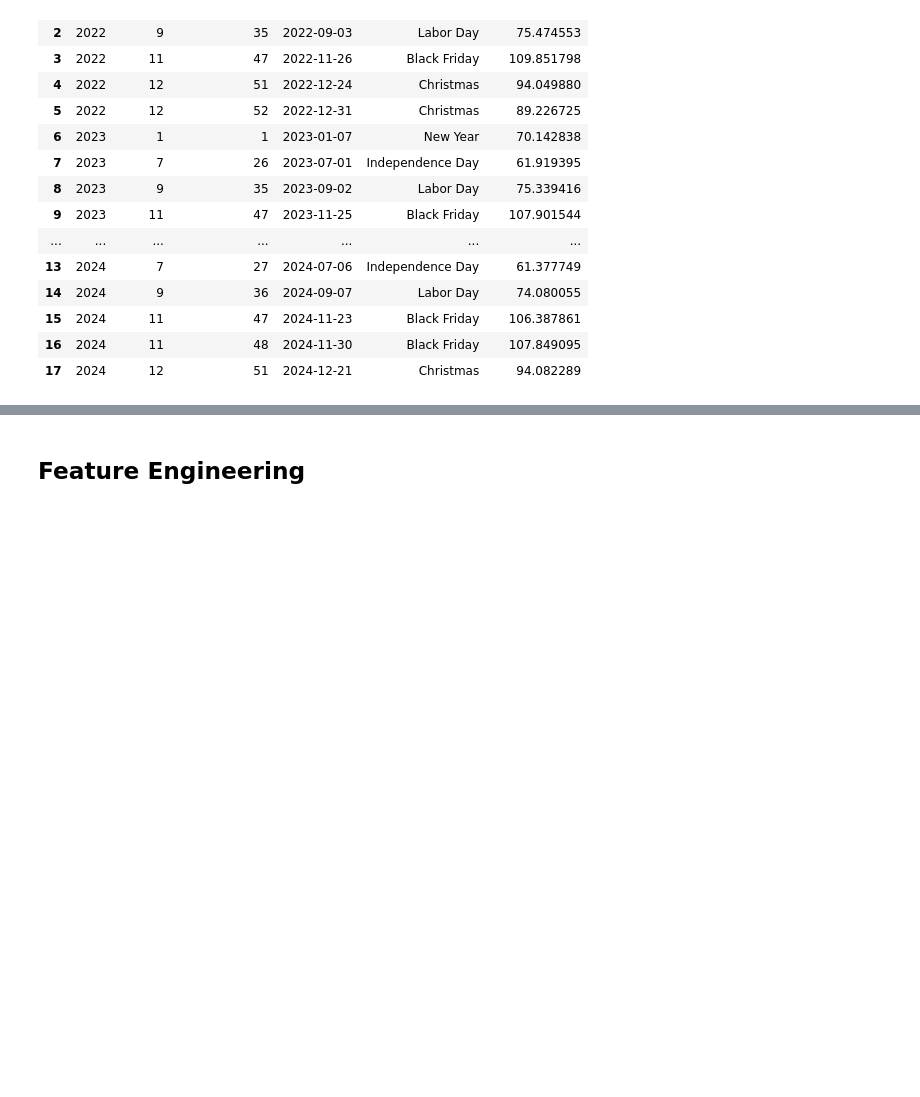
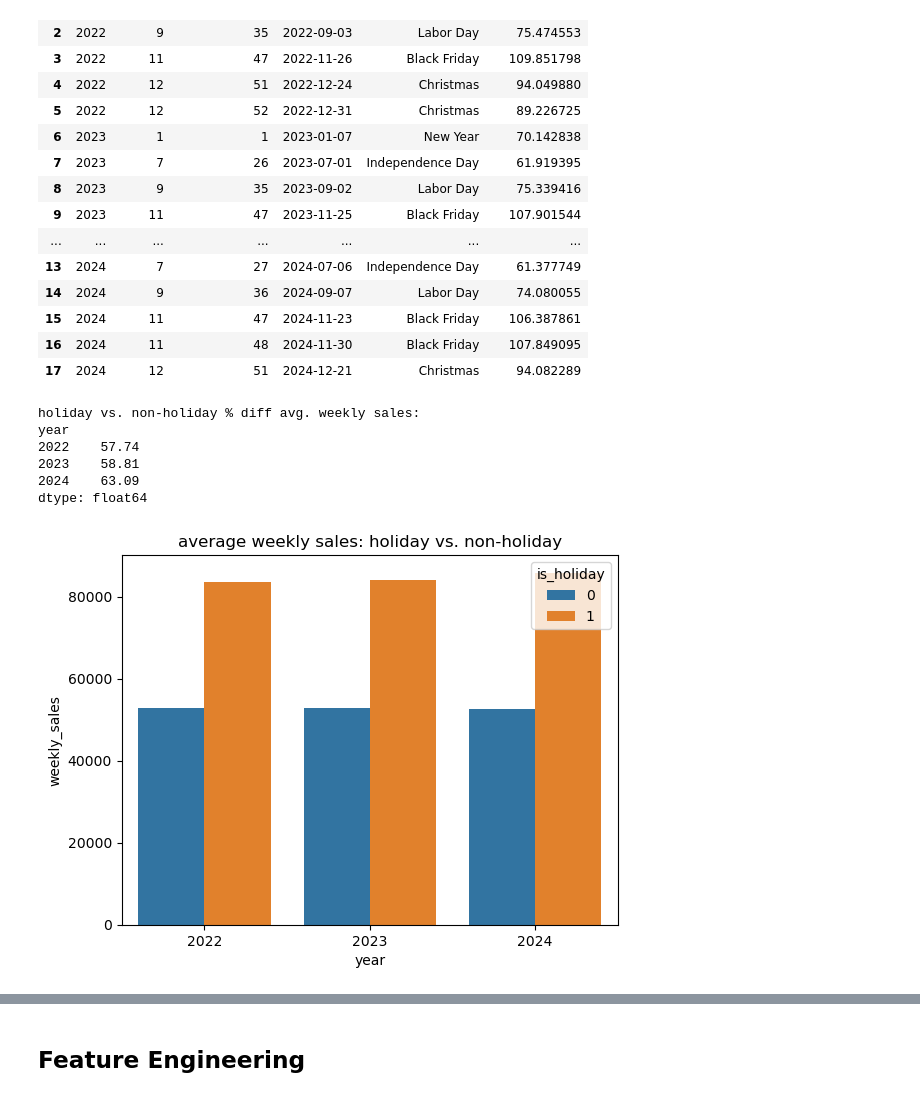
Before and after one commit to paolomags100/predictive-model-retail-sales-forecast, a Jupyter notebook: jupyter-nb/retail_sales_forecasting.ipynb, the cells around one changed output, grey strips where cells are left out. Cells and saved outputs as stored; diff of their text form; code cells hidden in the pictures; blank space fills up the shorter version.

```diff
--- a/jupyter-nb/retail_sales_forecasting.ipynb
+++ b/jupyter-nb/retail_sales_forecasting.ipynb
@@ -789,6 +707,23 @@ Name: date, dtype: int64
 | 15 | 2024 | 11 | 47 | 2024-11-23 | Black Friday | 106.387861 |
 | 16 | 2024 | 11 | 48 | 2024-11-30 | Black Friday | 107.849095 |
 | 17 | 2024 | 12 | 51 | 2024-12-21 | Christmas | 94.082289 |
+# %%
+sales = retail_sales.groupby(['year', 'is_holiday'])['weekly_sales'].mean().unstack()
+
+print("holiday vs. non-holiday % diff avg. weekly sales:")
+print(((sales[1] / sales[0] - 1) * 100).round(2))
+
+sns.barplot(data=retail_sales, x='year', y='weekly_sales', hue='is_holiday', errorbar=None)
+plt.title('average weekly sales: holiday vs. non-holiday')
+plt.show()
+# %% [output]
+holiday vs. non-holiday % diff avg. weekly sales:
+year
+2022    57.74
+2023    58.81
+2024    63.09
+dtype: float64
+[figure, added]
 # %%
 holiday_sales = retail_sales[retail_sales['is_holiday'] == 1].groupby(
     ['year', 'holiday_name', 'date']
```
Also changed, not shown: parts of 7 cells of this notebook, 2 other files.
